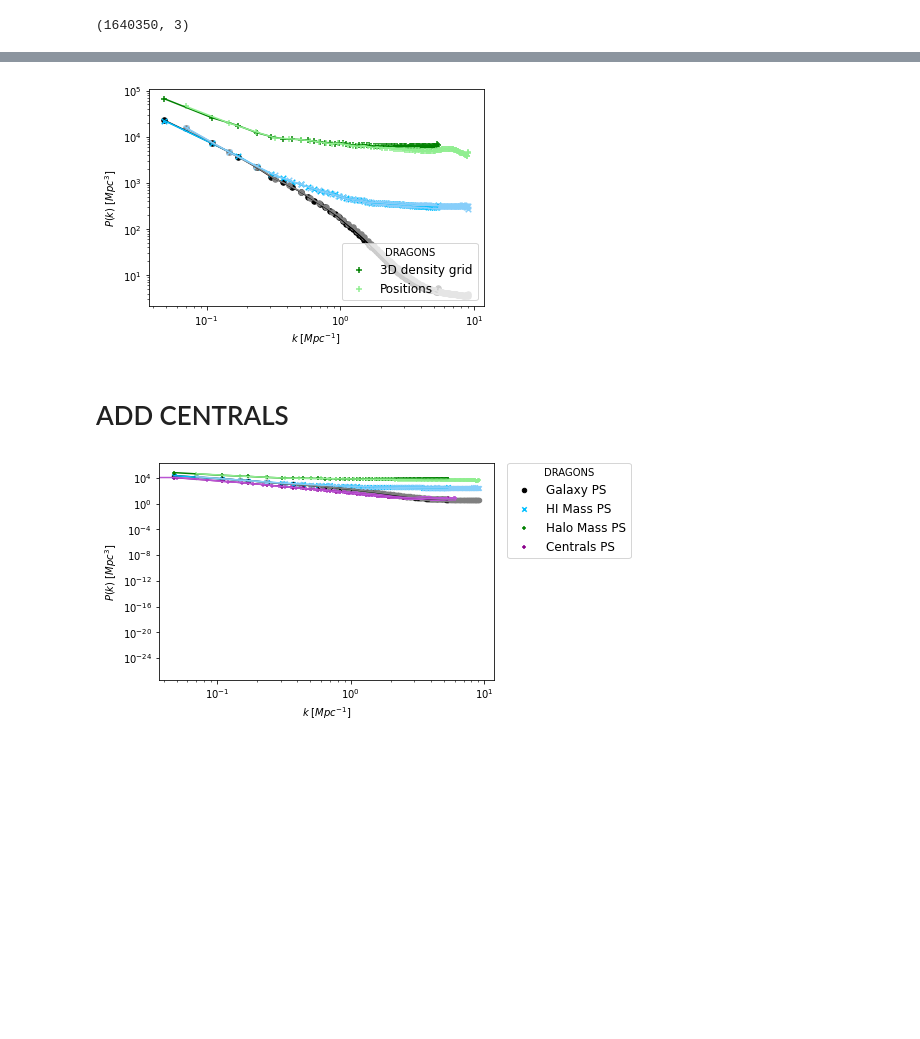
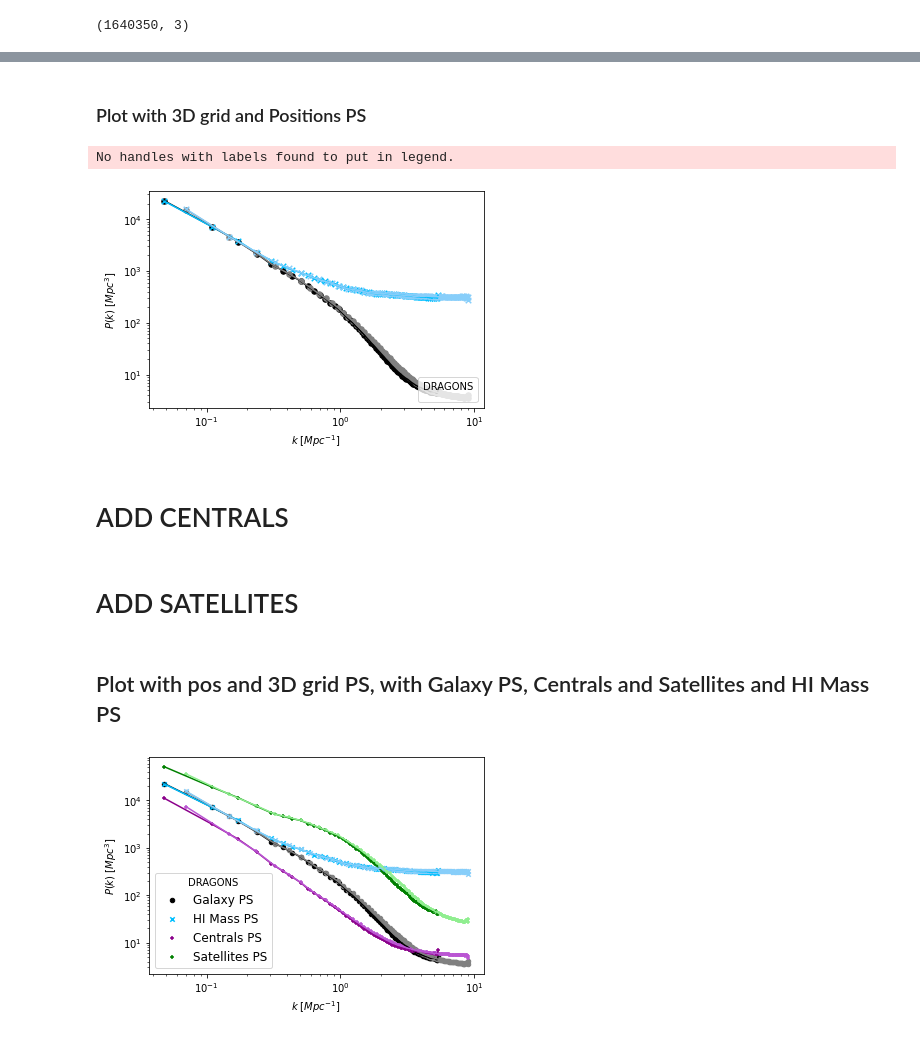
Before and after one commit to AliceEMaffs/DRAGONS_Project, a Jupyter notebook: PS_TEST.ipynb, the cells around one changed output, grey strips where cells are left out. Drawn from its saved outputs; the diff is of its cells as text; code cells hidden in the pictures; blank space fills up the shorter version.

Commit message:
Power Spectra, contour

```diff
--- a/PS_TEST.ipynb
+++ b/PS_TEST.ipynb
@@ -37,9 +48,5 @@ Index(['HaloID', 'ID', 'Type', 'CentralGal', 'GhostFlag', 'Len', 'MaxLen',
        'NewStars_0', 'NewStars_1', 'NewStars_2', 'NewStars_3', 'NewStars_4'],
       dtype='object')
 # %%
-# M VIR
-gals = gals[gals.Mvir != 0] # remove all MVir = 0 rows from gals (NONE REMOVED)
-Mvir = gals["Mvir"]*1e10#convert into correct units
-# HI MASS
 gals1 = gals1[gals1.HIMass != 0]# remove all HIMass = 0 rows from gals
 HIMass = gals1["HIMass"]*1e10#convert into correct units
@@ -149,3 +138,5 @@ plt.savefig("plots/" + name_of_plot + ".pdf")
+# %% [markdown]
+### Plot with 3D grid and Positions PS
 # %%
 # plot PS
 fig, ax = plt.subplots(1, 1)
@@ -165,26 +156,22 @@ ax.plot(gal_k,gal_ps,color="black")
 ax.scatter(gal_k,gal_ps,color="black", marker="o",s=30)
 ax.plot(himass_k,himass_ps,color="deepskyblue")
 ax.scatter(himass_k,himass_ps,color="deepskyblue",marker="x",s=30)
-ax.plot(mvir_k,mvir_ps,color="green")
-ax.scatter(mvir_k,mvir_ps,color="green", label=labelhist, marker="+", s=30)
 
 ax.plot(gal_k1,gal_ps1,color="grey")
 ax.scatter(gal_k1,gal_ps1,color="grey", marker="o",s=30)
 ax.plot(himass_k1,himass_ps1,color="lightskyblue")
 ax.scatter(himass_k1,himass_ps1,color="lightskyblue",marker="x",s=30)
-ax.plot(mvir_k1,mvir_ps1,color="lightgreen")
-ax.scatter(mvir_k1,mvir_ps1,color="lightgreen", label=labelpowerbox, marker="+", s=30)
-
 
 plt.legend(title=("DRAGONS"),
            loc='lower right',
            fontsize=12)
 # Name and save plot
 nbins = str(nbins)
-name_of_plot=("PowerSpectrum_GALS_and_HIMass_Mvir_logged_BOTH" + nbins)
-plt.savefig("plots/" + name_of_plot + ".pdf")
+name_of_plot=("PowerSpectrum_GALS_and_HIMass_logged_BOTH" + nbins)
+plt.savefig("plots/PS/" + name_of_plot + ".pdf")
 # %% [output]
+No handles with labels found to put in legend.
-[figure, old version]
+[figure, new version]
 # %% [markdown]
 # ADD CENTRALS
 # %%
@@ -195,8 +182,24 @@ nbins=179
 Cen_pos_x, Cen_pos_y, Cen_pos_z, Cen_Pos, Cen_Pos_new = return_3d_pos(Cen_gals)
 Cen_rhox, Cen_edges = np.histogramdd(Cen_Pos_new, bins=nbins)
 Cen_delta = Cen_rhox / np.mean(Cen_rhox) - 1 # calcualte the over density
+N_input = 300
 Cen_gal_ps, Cen_gal_k = get_power(Cen_delta,boxlength,remove_shotnoise=False,weights=None)# NO WEIGHTS for GALAXY PS
-Cen_gal_ps_pos, Cen_gal_k_pos = get_power(Cen_Pos_new,boxlength,bins=nbins,N=200,remove_shotnoise=False)# NO WEIGHTS for GALAXY PS
+Cen_gal_ps_pos, Cen_gal_k_pos = get_power(Cen_Pos_new,boxlength,bins=100,N=N_input,remove_shotnoise=False)# NO WEIGHTS for GALAXY PS
+# %% [markdown]
+# ADD SATELLITES
+# %%
+# Add Satellites
+Type = gals["Type"]
+Sat_gals = gals[Type==1]
+nbins=179
+Sat_pos_x, Sat_pos_y, Sat_pos_z, Sat_Pos, Sat_Pos_new = return_3d_pos(Sat_gals)
+Sat_rhox, Sat_edges = np.histogramdd(Sat_Pos_new, bins=nbins)
+Sat_delta = Sat_rhox / np.mean(Sat_rhox) - 1 # calcualte the over density
+N_input = 300
+Sat_gal_ps, Sat_gal_k = get_power(Sat_delta,boxlength,remove_shotnoise=False,weights=None)# NO WEIGHTS for GALAXY PS
+Sat_gal_ps_pos, Sat_gal_k_pos = get_power(Sat_Pos_new,boxlength,bins=100,N=N_input,remove_shotnoise=False)# NO WEIGHTS for GALAXY PS
+# %% [markdown]
+## Plot with pos and 3D grid PS, with Galaxy PS, Centrals and Satellites and HI Mass PS
 # %%
 # plot PS
 fig, ax = plt.subplots(1, 1)
@@ -204,48 +207,46 @@ label_z = ("z = " + redshift_used)
 # HISTOGRAMS
 label_galsPS = ("Galaxy PS")
 label_himassPS = ("HI Mass PS")
-label_mvirPS = ("Halo Mass PS")
 label_Cen = ("Centrals PS")
+label_Sat = ("Satellites PS")
 # POSITIONS
 label_galsPS_pos = ("Galaxy PS")
 label_himassPS_pos = ("HI Mass PS")
-label_mvirPS_pos = ("Halo Mass PS")
 label_Cen_pos = ("Centrals PS")
+label_Sat_pos = ("Satellites PS")
 # Plot
 ax.set_xlabel(r"$k$ $[Mpc^{-1}]$")
 ax.set_ylabel(r"$P(k)$ $[Mpc^{3}]$")
 plt.xscale('log')
 plt.yscale('log')
 
 # From density grid
 ax.plot(gal_k,gal_ps,color="black")
 ax.scatter(gal_k,gal_ps,color="black", label=label_galsPS, marker="o",s=20)
 ax.plot(himass_k,himass_ps,color="deepskyblue")
 ax.scatter(himass_k,himass_ps,color="deepskyblue", label=label_himassPS,marker="x",s=20)
-ax.plot(mvir_k,mvir_ps,color="green")
-ax.scatter(mvir_k,mvir_ps,color="green", label=label_mvirPS, marker="+", s=20)
 ax.plot(Cen_gal_k,Cen_gal_ps,color="darkmagenta")
 ax.scatter(Cen_gal_k,Cen_gal_ps,color="darkmagenta", label=label_Cen, marker="+", s=20)
+ax.plot(Sat_gal_k,Sat_gal_ps,color="green")
+ax.scatter(Sat_gal_k,Sat_gal_ps,color="green", label=label_Sat, marker="+", s=20)
 
 # from positions
 ax.plot(gal_k1,gal_ps1,color="grey")
 ax.scatter(gal_k1,gal_ps1,color="grey", marker="o",s=20)
 ax.plot(himass_k1,himass_ps1,color="lightskyblue")
 ax.scatter(himass_k1,himass_ps1,color="lightskyblue",marker="x",s=20)
-ax.plot(mvir_k1,mvir_ps1,color="lightgreen")
-ax.scatter(mvir_k1,mvir_ps1,color="lightgreen", marker="+", s=20)
 ax.plot(Cen_gal_k_pos,Cen_gal_ps_pos,color="mediumorchid")
 ax.scatter(Cen_gal_k_pos,Cen_gal_ps_pos,color="mediumorchid", marker="+", s=20)
+ax.plot(Sat_gal_k_pos,Sat_gal_ps_pos,color="lightgreen")
+ax.scatter(Sat_gal_k_pos,Sat_gal_ps_pos,color="lightgreen", marker="+", s=20)
 
 plt.legend(title=("DRAGONS"),
            fontsize=12,
-           bbox_to_anchor=(1.04,1),
-           loc="upper left",
-           borderaxespad=0)
+           loc="best")
 
 # Name and save plot
 nbins = str(nbins)
-name_of_plot=("PowerSpectrum_GALS_and_HIMass_Mvir_logged_TEST" + nbins)
-plt.savefig("plots/" + name_of_plot + ".pdf")
+name_of_plot=("PowerSpectrum_GALS_and_HIMass_logged_BOTH_with_Cent_Sat" + nbins)
+plt.savefig("plots/PS/" + name_of_plot + ".pdf")
 # %% [output]
-[figure, old version]
+[figure, new version]
```
Also changed, not shown: parts of 14 cells of this notebook, 4 other files.
